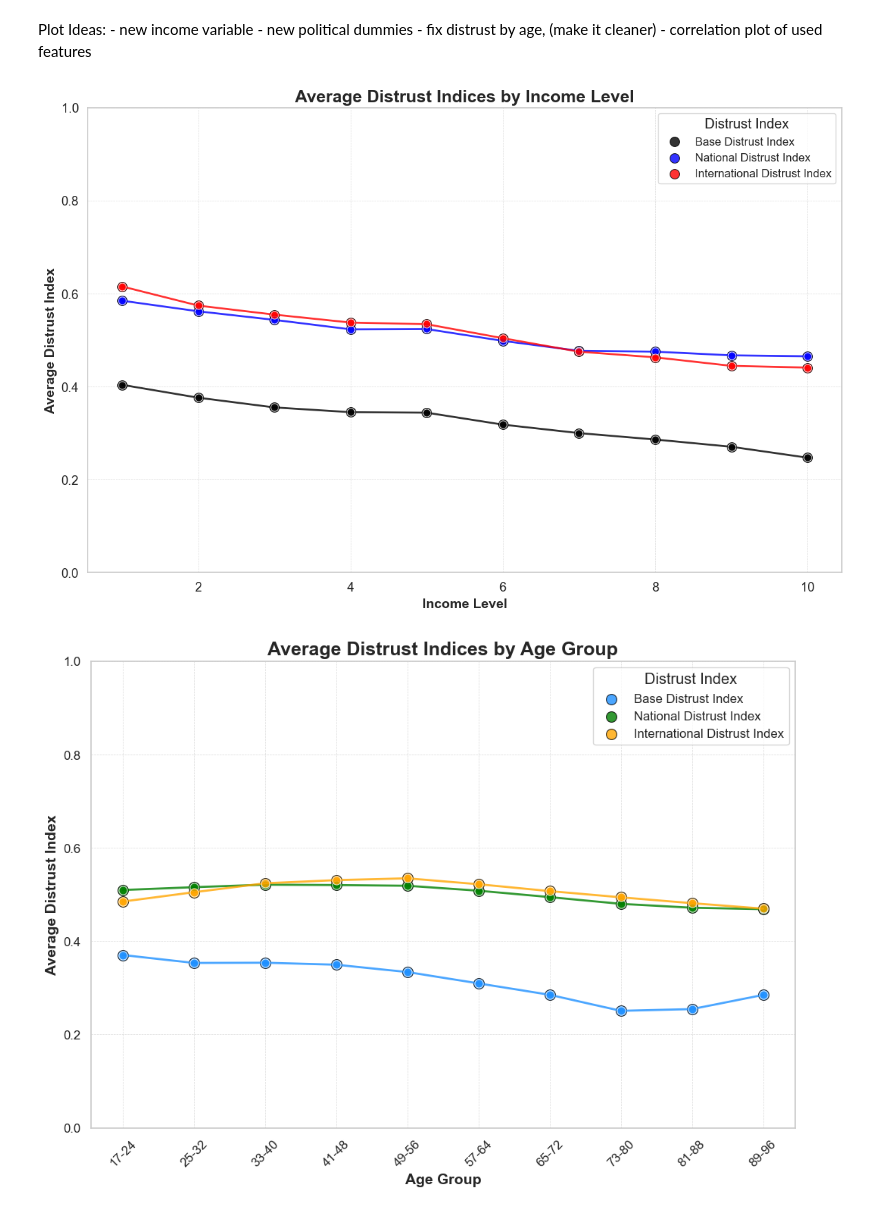
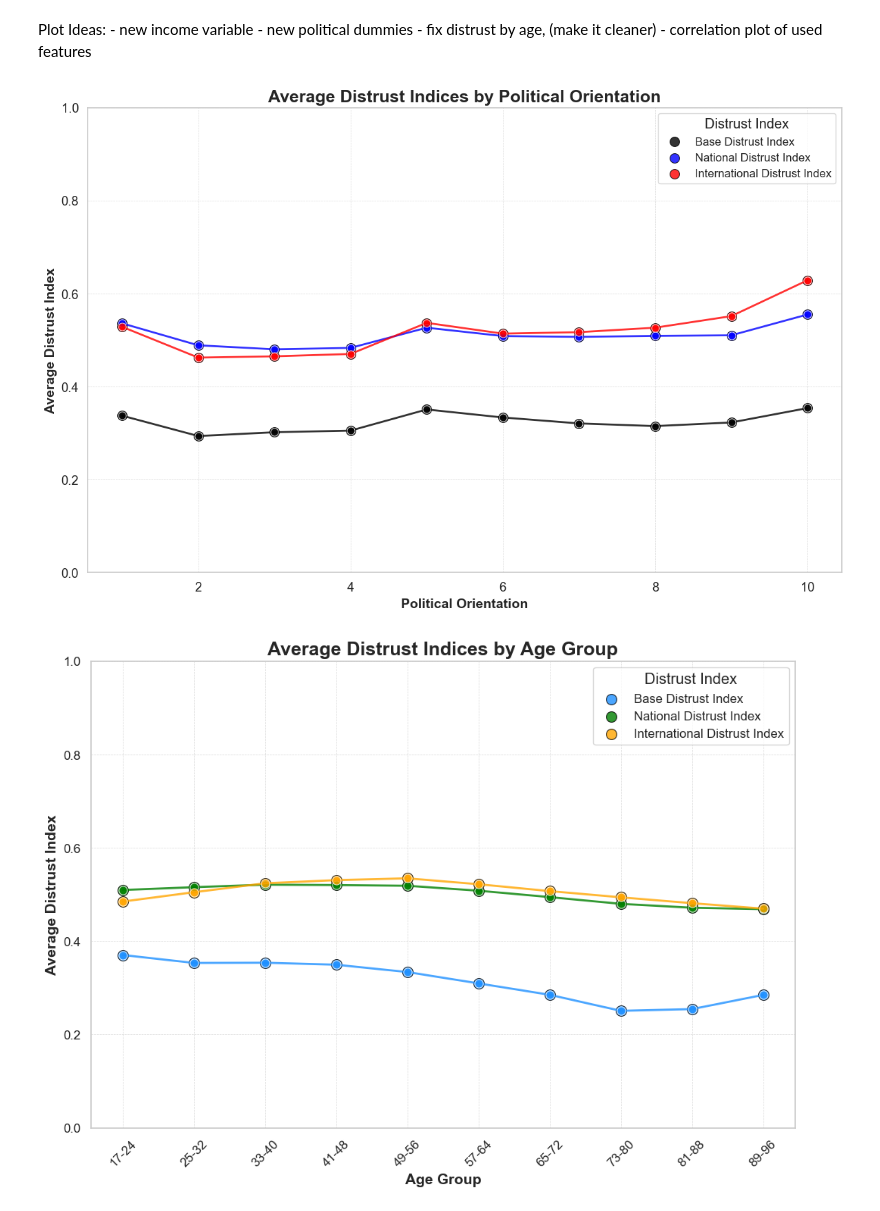
Before and after one commit to ekaba007/world_value, a Jupyter notebook: analysis/visuals_report.ipynb, the cells around one changed output. Saved outputs shown, nothing was run; the diff lists cells and outputs as text; code cells hidden in the pictures.

```diff
--- a/analysis/visuals_report.ipynb
+++ b/analysis/visuals_report.ipynb
@@ -21,7 +21,7 @@ Plot Ideas:
 # %%
 
 
-avg_values_by_income = df.groupby('Q288')[['base_distrust_index', 'national_distrust_index', 'international_distrust_index', 'migration_positive','migration_negative','education']].mean().reset_index()
+avg_values_by_income = df.groupby('Q240')[['base_distrust_index', 'national_distrust_index', 'international_distrust_index', 'migration_positive','migration_negative','education']].mean().reset_index()
 # %%
 # Set Seaborn style for better visuals
 sns.set_theme(style="whitegrid", palette="muted", font_scale=1.2)
@@ -30,42 +30,42 @@ sns.set_theme(style="whitegrid", palette="muted", font_scale=1.2)
 plt.figure(figsize=(12, 8))
 
 # Scatter plot for base_distrust_index
-sns.scatterplot(x='Q288', y='base_distrust_index', data=avg_values_by_income,
+sns.scatterplot(x='Q240', y='base_distrust_index', data=avg_values_by_income,
                 color='black', s=100, marker='o', edgecolor='black', alpha=0.8, label='Base Distrust Index')
 
 # Scatter plot for national_distrust_index
-sns.scatterplot(x='Q288', y='national_distrust_index', data=avg_values_by_income,
+sns.scatterplot(x='Q240', y='national_distrust_index', data=avg_values_by_income,
                 color='blue', s=100, marker='o', edgecolor='black', alpha=0.8, label='National Distrust Index')
 
 # Scatter plot for international_distrust_index
-sns.scatterplot(x='Q288', y='international_distrust_index', data=avg_values_by_income,
+sns.scatterplot(x='Q240', y='international_distrust_index', data=avg_values_by_income,
                 color='red', s=100, marker='o', edgecolor='black', alpha=0.8, label='International Distrust Index')
 
 # Add lines to connect the points for each index
-sns.lineplot(x='Q288', y='base_distrust_index', data=avg_values_by_income,
+sns.lineplot(x='Q240', y='base_distrust_index', data=avg_values_by_income,
              color='black', marker='o', linestyle='-', linewidth=2, markersize=8, alpha=0.8)
-sns.lineplot(x='Q288', y='national_distrust_index', data=avg_values_by_income,
+sns.lineplot(x='Q240', y='national_distrust_index', data=avg_values_by_income,
              color='blue', marker='o', linestyle='-', linewidth=2, markersize=8, alpha=0.8)
-sns.lineplot(x='Q288', y='international_distrust_index', data=avg_values_by_income,
+sns.lineplot(x='Q240', y='international_distrust_index', data=avg_values_by_income,
              color='red', marker='o', linestyle='-', linewidth=2, markersize=8, alpha=0.8)
 
 # Add title and axis labels with custom fonts
-plt.title('Average Distrust Indices by Income Level', fontsize=18, fontweight='bold')
-plt.xlabel('Income Level', fontsize=14, fontweight='bold')
+plt.title('Average Distrust Indices by Political Orientation', fontsize=18, fontweight='bold')
+plt.xlabel('Political Orientation', fontsize=14, fontweight='bold')
 plt.ylabel('Average Distrust Index', fontsize=14, fontweight='bold')
 
 
 # Add a grid for better readability
 plt.grid(True, linestyle='--', linewidth=0.5, alpha=0.7)
 
 # Add a legend
 plt.legend(title='Distrust Index', fontsize=12)
 plt.ylim(top = 1, bottom = 0)
 # Show the plot
 plt.tight_layout()
 plt.show()
 # %% [output]
-[figure, old version]
+[figure, new version]
 # %%
 age_bins = pd.cut(subset['age'], bins=range(17, 98, 8), right=False, labels=["17-24", "25-32", "33-40", "41-48", "49-56", "57-64", "65-72", "73-80", "81-88", "89-96"])
 
```
Also changed, not shown: 1 other file.
